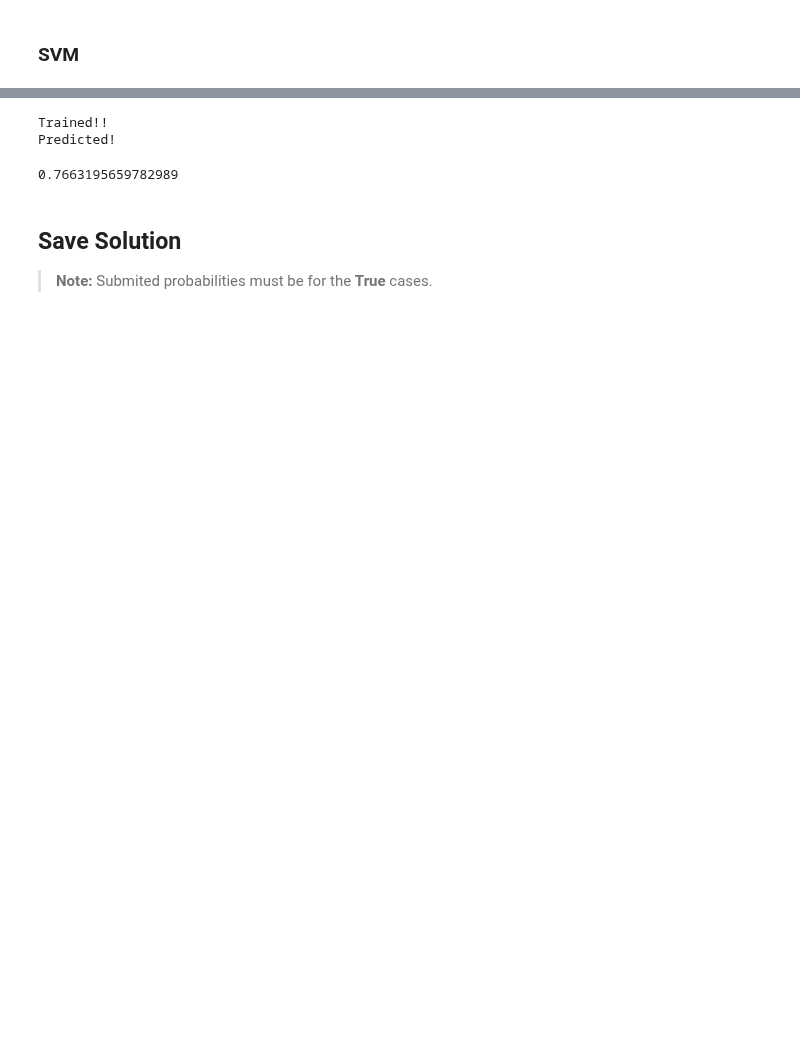
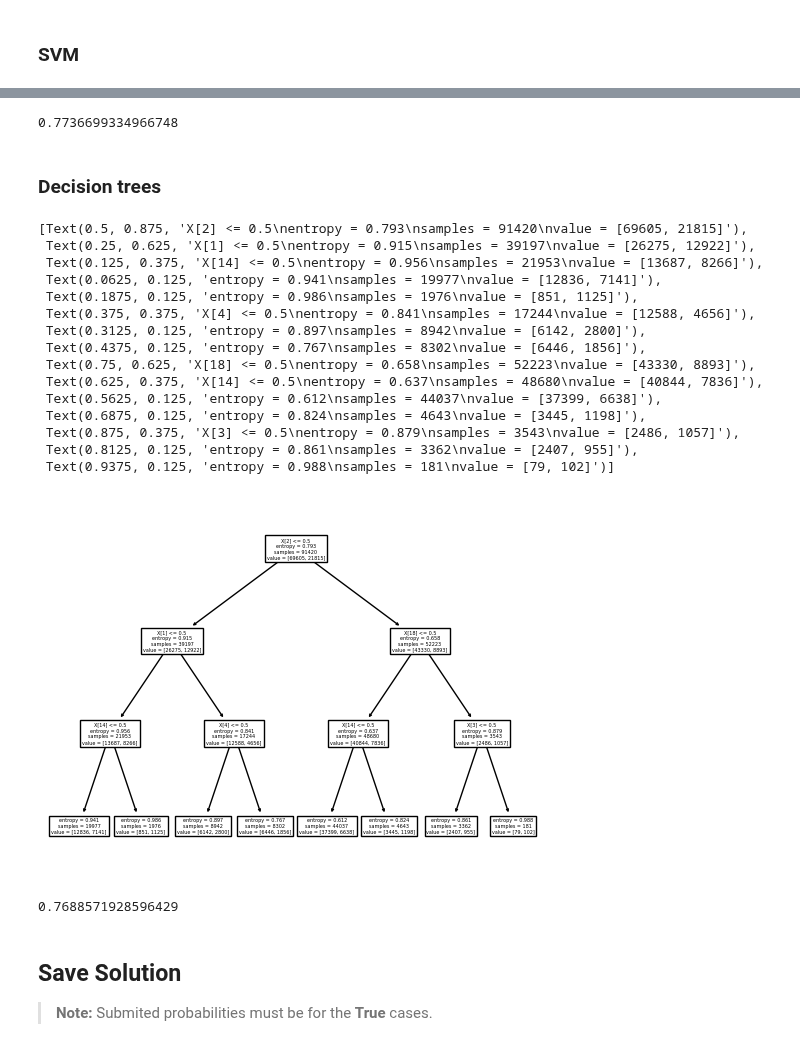
Before and after one commit to oriolmayne/DatathonFME_2022_Accenture, a Jupyter notebook: Jon_proves.ipynb, the cells around one changed output, grey strips where cells are left out. Cells and saved outputs as stored; diff of their text form; code cells hidden in the pictures; blank space fills up the shorter version.

Commit message:
Modelo entendible

```diff
--- a/Jon_proves.ipynb
+++ b/Jon_proves.ipynb
@@ -98,9 +112,8 @@ print(y_test)
 import sklearn.preprocessing as skp
 
 enc = skp.OneHotEncoder(handle_unknown='ignore')
-enc.fit(X_test)
-enc.categories_
-X_train_enc = enc.transform(X_train)
+print(X_train)
+X_train_enc = enc.fit_transform(X_train)
 X_test_enc = enc.transform(X_test)
-print(X_train_enc)
+print(X_train_enc[17])
 # %% [output]
@@ -123,0 +139,4 @@ print(X_train_enc)
+# %%
+X_train_enc = pd.get_dummies(X_train)
+X_test_enc = pd.get_dummies(X_test)
+print(X_train_enc.iloc(0)[2])
@@ -124,20 +161,50 @@ print(X_train_enc)
 # %%
+from sklearn.kernel_approximation import Nystroem
 import sklearn.svm as svm
-
-model = svm.SVC(kernel='linear', C=1.0)
-model.fit(X_train_enc, y_train)
-print("Trained!!")
-y_pred = model.predict(X_test_enc)
-print("Predicted!")
-
+feature_map_nystroem = Nystroem(gamma=.2,
+                                random_state=43,
+                                 n_components=X_train_enc.shape[0])
+linmodel = svm.LinearSVC()
+linmodel.fit(X_train_enc, y_train)
+y_pred = linmodel.predict(X_test_enc)
 accuracy = sk.metrics.accuracy_score(y_test, y_pred)
-# %% [output]
-Trained!!
-Predicted!
-# %%
-print(accuracy)
-# %% [output]
-0.7663195659782989
+# %%
+
+print(accuracy)
+# %% [output]
+0.7736699334966748
+# %% [markdown]
+### Decision trees
+# %%
+from sklearn.tree import DecisionTreeClassifier, plot_tree
+
+modelt = DecisionTreeClassifier(criterion="entropy", max_depth=3)
+modelt.fit(X_train_enc, y_train)
+y_pred = modelt.predict(X_test_enc)
+
+plot_tree(modelt)
+# %% [output]
+[Text(0.5, 0.875, 'X[2] <= 0.5\nentropy = 0.793\nsamples = 91420\nvalue = [69605, 21815]'),
+ Text(0.25, 0.625, 'X[1] <= 0.5\nentropy = 0.915\nsamples = 39197\nvalue = [26275, 12922]'),
+ Text(0.125, 0.375, 'X[14] <= 0.5\nentropy = 0.956\nsamples = 21953\nvalue = [13687, 8266]'),
+ Text(0.0625, 0.125, 'entropy = 0.941\nsamples = 19977\nvalue = [12836, 7141]'),
+ Text(0.1875, 0.125, 'entropy = 0.986\nsamples = 1976\nvalue = [851, 1125]'),
+ Text(0.375, 0.375, 'X[4] <= 0.5\nentropy = 0.841\nsamples = 17244\nvalue = [12588, 4656]'),
+ Text(0.3125, 0.125, 'entropy = 0.897\nsamples = 8942\nvalue = [6142, 2800]'),
+ Text(0.4375, 0.125, 'entropy = 0.767\nsamples = 8302\nvalue = [6446, 1856]'),
+ Text(0.75, 0.625, 'X[18] <= 0.5\nentropy = 0.658\nsamples = 52223\nvalue = [43330, 8893]'),
+ Text(0.625, 0.375, 'X[14] <= 0.5\nentropy = 0.637\nsamples = 48680\nvalue = [40844, 7836]'),
+ Text(0.5625, 0.125, 'entropy = 0.612\nsamples = 44037\nvalue = [37399, 6638]'),
+ Text(0.6875, 0.125, 'entropy = 0.824\nsamples = 4643\nvalue = [3445, 1198]'),
+ Text(0.875, 0.375, 'X[3] <= 0.5\nentropy = 0.879\nsamples = 3543\nvalue = [2486, 1057]'),
+ Text(0.8125, 0.125, 'entropy = 0.861\nsamples = 3362\nvalue = [2407, 955]'),
+ Text(0.9375, 0.125, 'entropy = 0.988\nsamples = 181\nvalue = [79, 102]')]
+[figure, added]
+# %%
+accuracy2 = sk.metrics.accuracy_score(y_pred, y_test)
+print(accuracy2)
+# %% [output]
+0.7688571928596429
 # %% [markdown]
 ## Save Solution
 > **Note:** Submited probabilities must be for the **True** cases.
```
Also changed, not shown: parts of 3 cells of this notebook.
